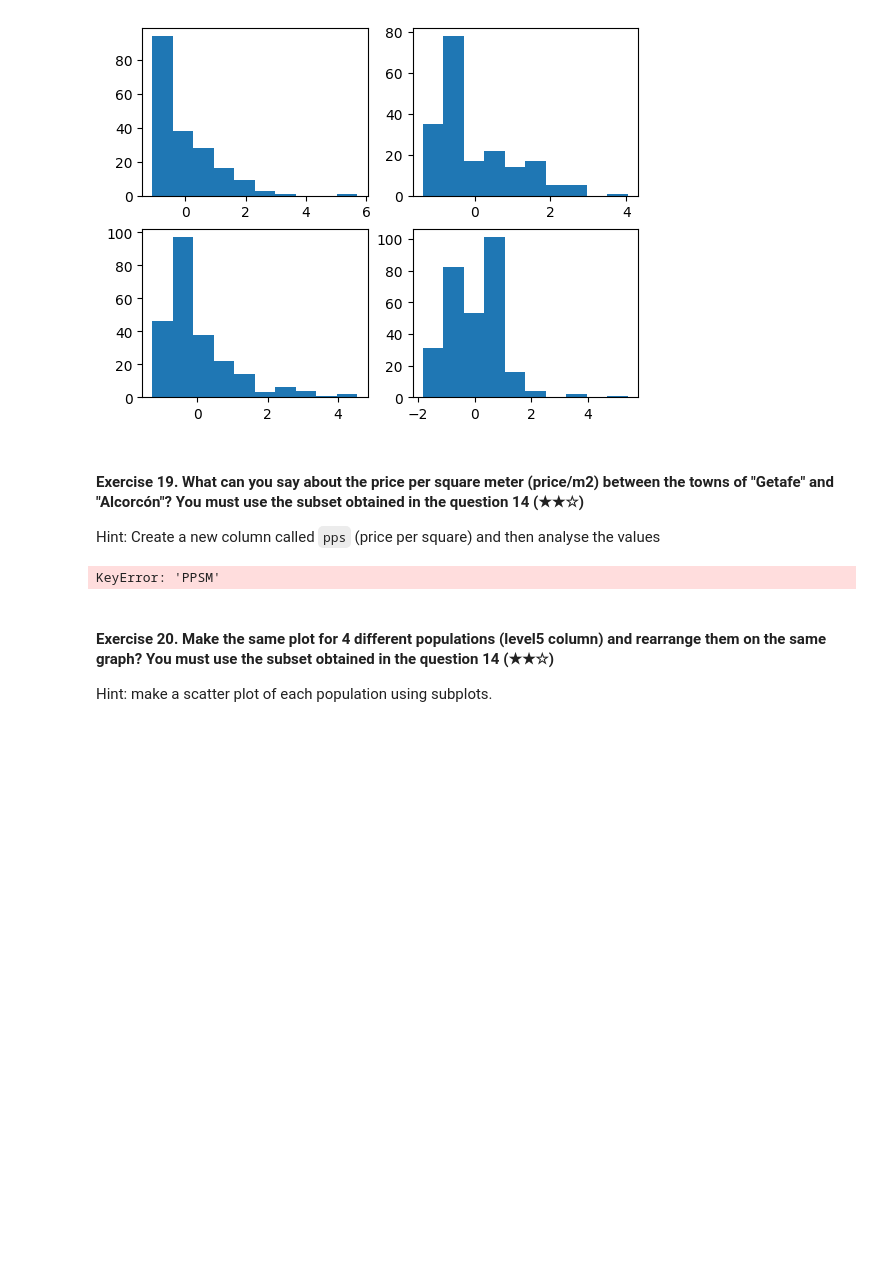
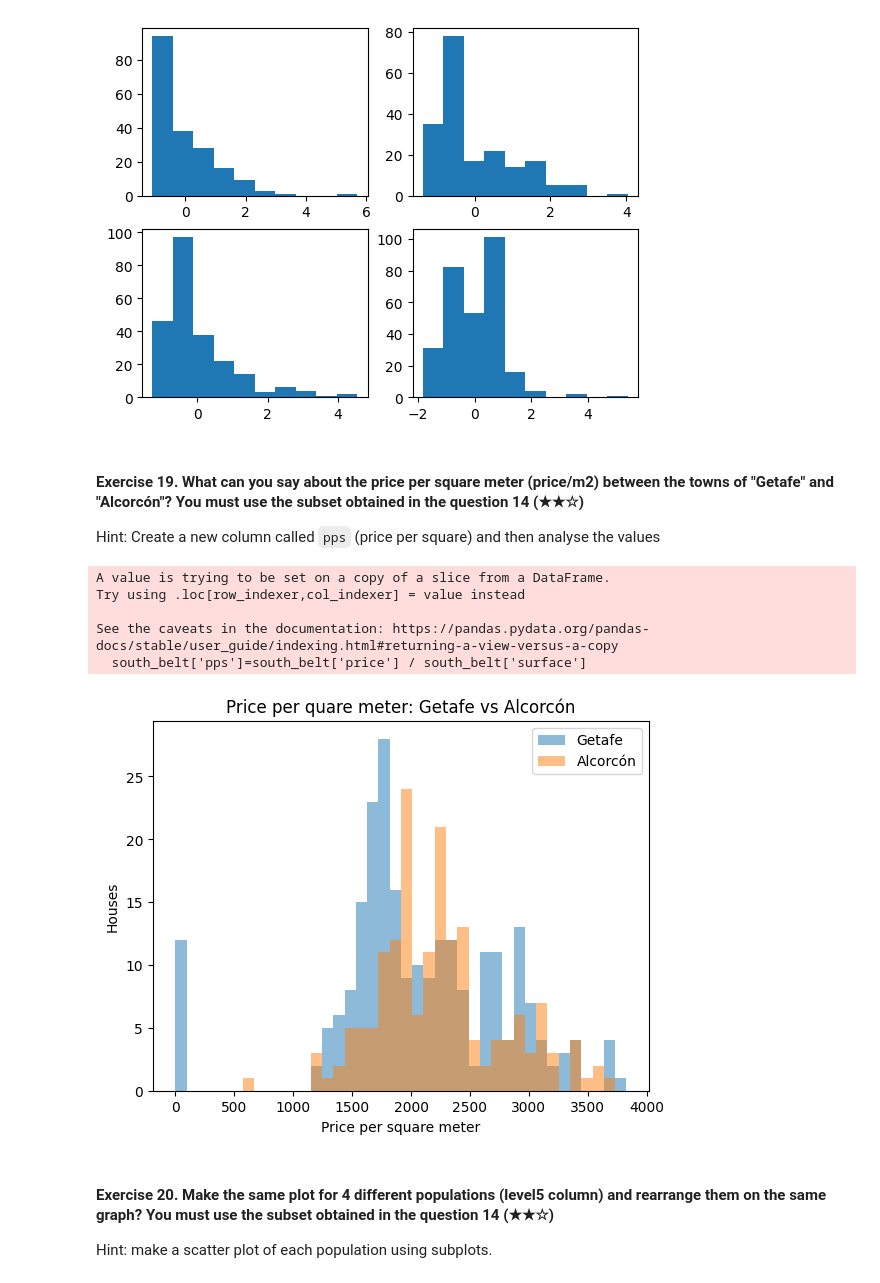
Before and after one commit to Kransky85/realestate-datacleanup-exercise, a Jupyter notebook: project.ipynb, the cells around one changed output. Cells and saved outputs as stored; diff of their text form; code cells hidden in the pictures; blank space fills up the shorter version.

```diff
--- a/project.ipynb
+++ b/project.ipynb
@@ -378,20 +378,34 @@ plt.show()
 
 Hint: Create a new column called `pps` (price per square) and then analyse the values
 # %%
-south_belt = ds[ds['level5'].isin(["Fuenlabrada","Leganés","Getafe","Alcorcón"])]
+south_belt['pps']=south_belt['price'] / south_belt['surface']
 
-geta = ds[ds['level5'] == "Getafe"]
-alco = ds[ds['level5'] == "Alcorcón"]
+south_belt = south_belt.dropna(subset=['price', 'surface'])
+south_belt = south_belt[south_belt['surface'] > 0]  # Ensure no division by zero
 
-ppsm_geta=geta['PPSM'].mean()
-ppsm_alco=alco['PPSM'].mean()
 
-print(ppsm_geta)
-print(ppsm_alco)
+# Calcuate common bins for all populations
+bins=np.histogram(np.hstack((
+    south_belt['pps'][south_belt['level5'] == 'Getafe'],
+    south_belt['pps'][south_belt['level5'] == 'Alcorcón']
+)), bins=40)[1]
 
-print("The PPSM of Getafe is less than the PPSM of Alcorcon")
+# Draw the plot
+plt.title('Price per quare meter: Getafe vs Alcorcón')
+plt.hist(south_belt['pps'][south_belt['level5'] == 'Getafe'], bins=bins, label='Getafe', alpha=0.5)
+plt.hist(south_belt['pps'][south_belt['level5'] == 'Alcorcón'], bins=bins, label='Alcorcón', alpha=0.5)
+
+plt.xlabel('Price per square meter')
+plt.ylabel('Houses')
+plt.legend(loc='upper right')
+plt.show()
 # %% [output]
-KeyError: 'PPSM'
+A value is trying to be set on a copy of a slice from a DataFrame.
+Try using .loc[row_indexer,col_indexer] = value instead
+
+See the caveats in the documentation: https://pandas.pydata.org/pandas-docs/stable/user_guide/indexing.html#returning-a-view-versus-a-copy
+  south_belt['pps']=south_belt['price'] / south_belt['surface']
+[figure, added]
 # %% [markdown]
 #### Exercise 20. Make the same plot for 4 different populations (level5 column) and rearrange them on the same graph? You must use the subset obtained in the question 14 (★★☆)
 Hint: make a scatter plot of each population using subplots.
```
Also changed, not shown: parts of 1 cell of this notebook.
